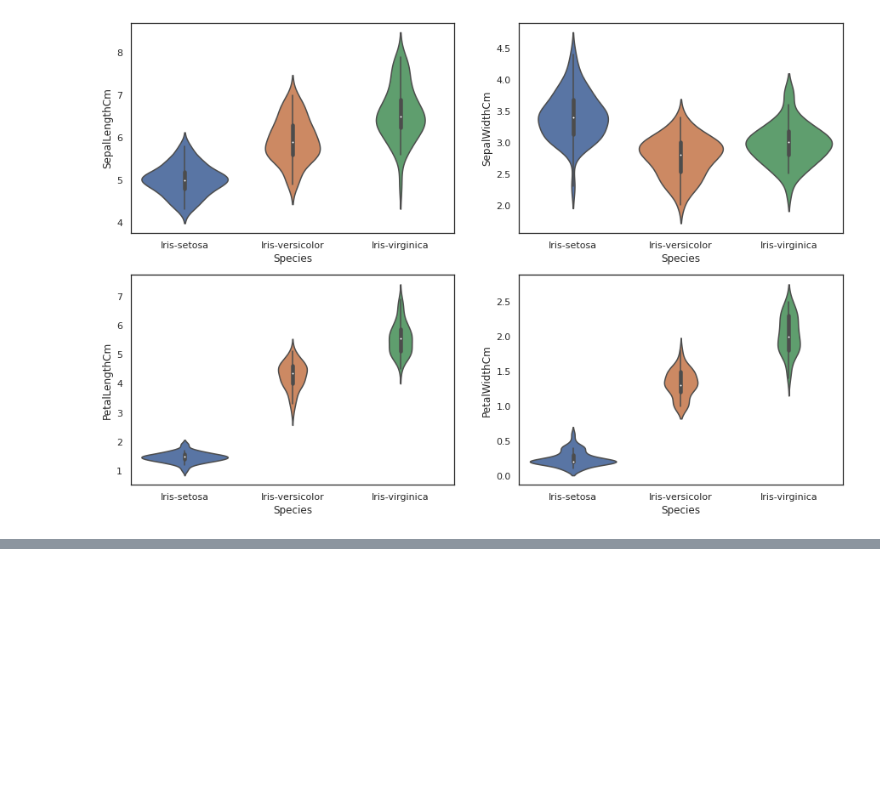
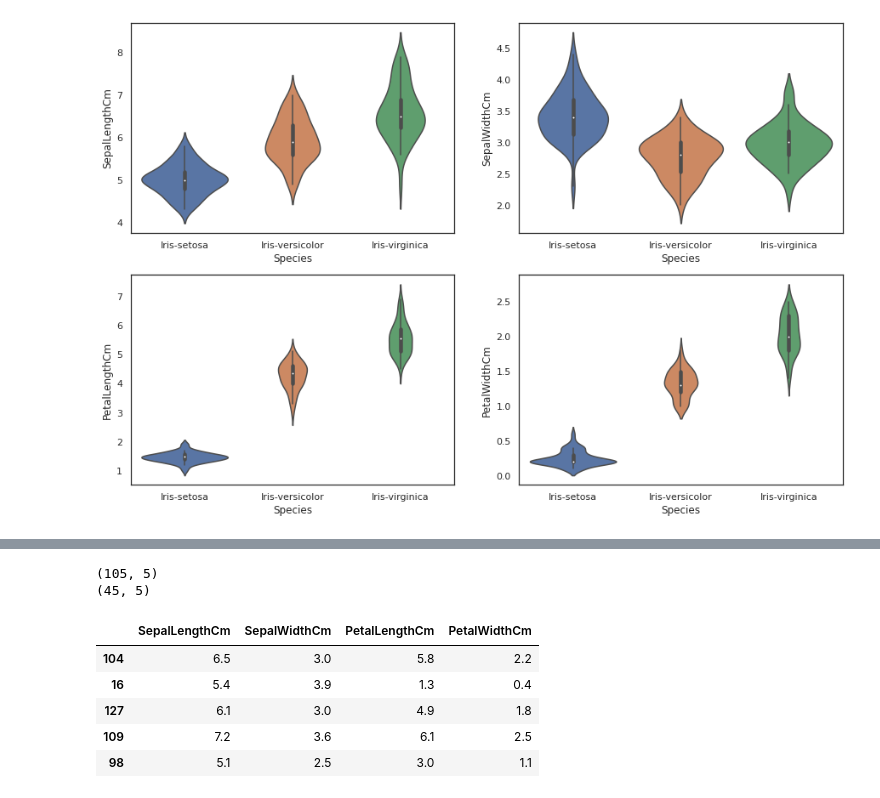
Before and after one commit to gyana-ranjan-dash/Iris-data, a Jupyter notebook: Irish_data.ipynb, the cells around one changed output, grey strips where cells are left out. Drawn from its saved outputs; the diff is of its cells as text; code cells hidden in the pictures; blank space fills up the shorter version.

```diff
--- a/Irish_data.ipynb
+++ b/Irish_data.ipynb
@@ -186,0 +201,23 @@ sns.violinplot(x='Species', y = 'PetalWidthCm', data=iris)
+# %%
+train, test = train_test_split(iris, test_size=0.3) # our main data split into train and test
+# the attribute test_size=0.3 splits the data into 70% and 30% ratio. train=70% and test=30%
+print(train.shape)
+print(test.shape)
+# %% [output]
+(105, 5)
+(45, 5)
+# %%
+train_X = train[['SepalLengthCm','SepalWidthCm','PetalLengthCm','PetalWidthCm']] # taking the training data features
+train_y = train.Species # output of the training data
+
+test_X = test[['SepalLengthCm','SepalWidthCm','PetalLengthCm','PetalWidthCm']] # taking test data feature
+test_y = test.Species # output value of the test data
+# %%
+train_X.head()
+# %% [output]
+|  | SepalLengthCm | SepalWidthCm | PetalLengthCm | PetalWidthCm |
+| 104 | 6.5 | 3.0 | 5.8 | 2.2 |
+| 16 | 5.4 | 3.9 | 1.3 | 0.4 |
+| 127 | 6.1 | 3.0 | 4.9 | 1.8 |
+| 109 | 7.2 | 3.6 | 6.1 | 2.5 |
+| 98 | 5.1 | 2.5 | 3.0 | 1.1 |
```
Also changed, not shown: parts of 5 cells of this notebook.
